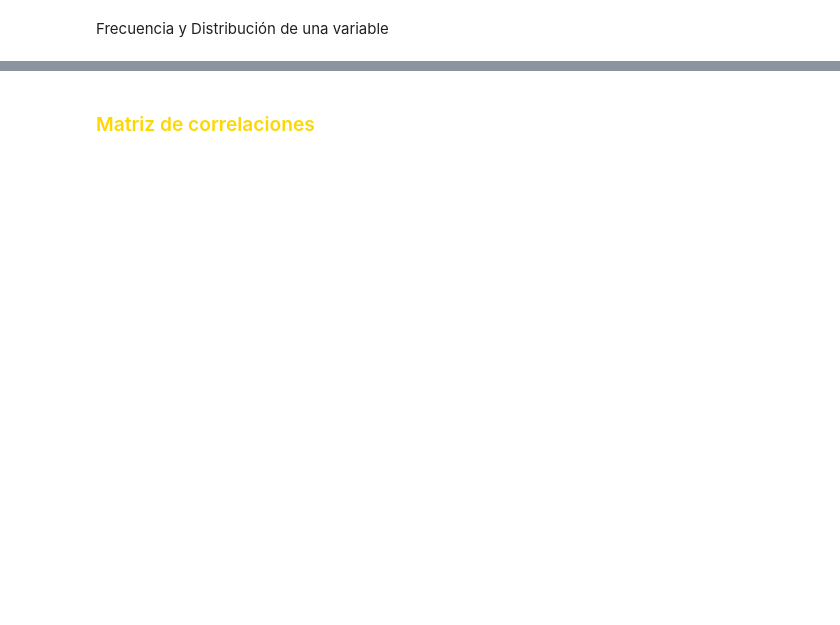
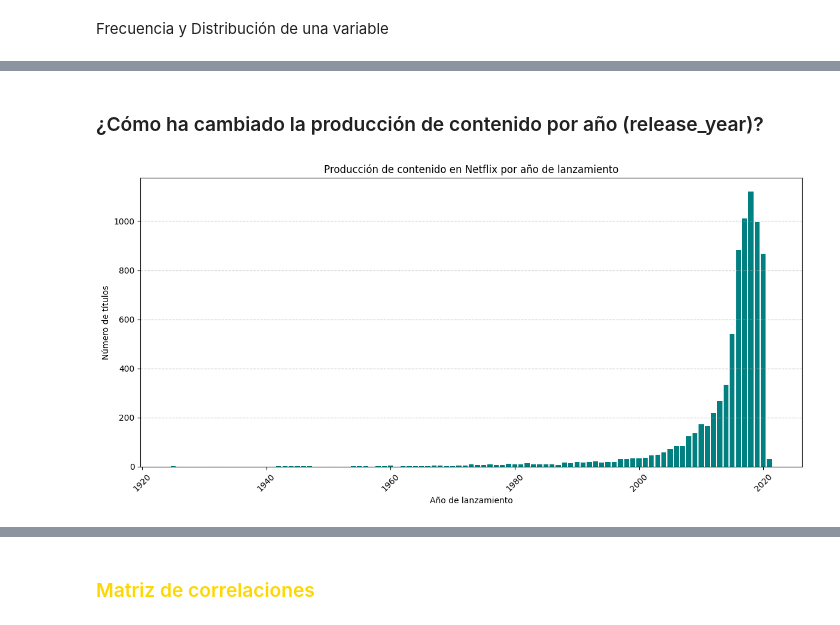
Before and after one commit to NachoHub8/Netflix, a Jupyter notebook: Netflix_Nacho.ipynb, the cells around one changed output, grey strips where cells are left out. Saved outputs shown, nothing was run; the diff lists cells and outputs as text; code cells hidden in the pictures; blank space fills up the shorter version.

```diff
--- a/Netflix_Nacho.ipynb
+++ b/Netflix_Nacho.ipynb
@@ -38,3 +37,7 @@ import streamlit as st      #Permite de manera sencilla e integrada desarrollar
+# %%
+"""Importacion de archivos a Python"""
+
+df = pd.read_csv(r"C:\Users\Usuario\Desktop\escritorio\DA-DS\Upgrade Hub\NetFlix.csv")
 # %% [markdown]
 # <span style="color:gold"> Preprocesamiento y Análisis exploratorio </span>
 
@@ -176,0 +384,18 @@ dist_s
+# %% [markdown]
+### ¿Cómo ha cambiado la producción de contenido por año (release_year)?
+# %%
+# Contar cuántos títulos se lanzaron por año
+conteo_por_año = df['release_year'].value_counts().sort_index()
+
+# Visualizar el gráfico de barras
+plt.figure(figsize=(12, 6))
+plt.bar(conteo_por_año.index, conteo_por_año.values, color='teal')
+plt.title("Producción de contenido en Netflix por año de lanzamiento")
+plt.xlabel("Año de lanzamiento")
+plt.ylabel("Número de títulos")
+plt.xticks(rotation=45)
+plt.grid(axis='y', linestyle='--', alpha=0.7)
+plt.tight_layout()
+plt.show()
+# %% [output]
+[figure, added]
```
Also changed, not shown: parts of 77 cells of this notebook.
